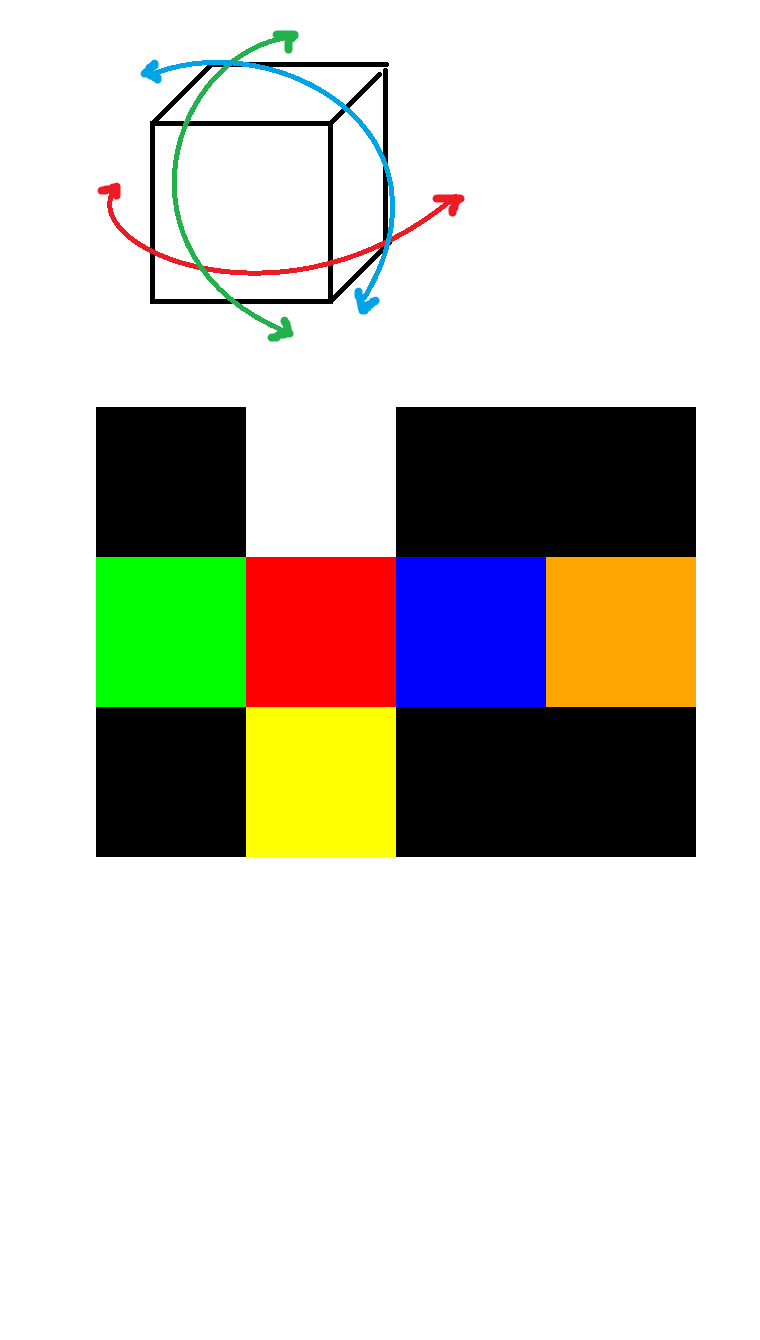
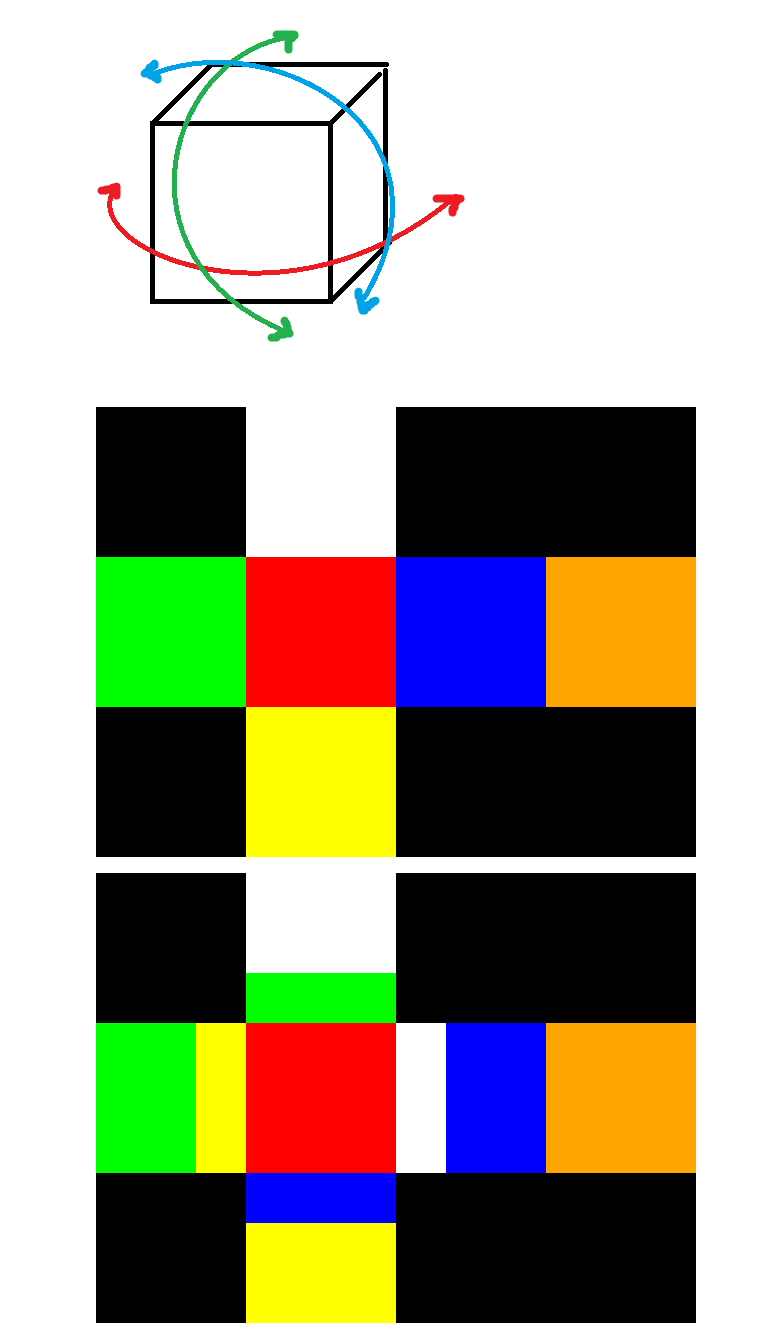
Before and after one commit to duspic/RubiksCubeNumpy, a Jupyter notebook: notebook/Rubik.ipynb, the cells around one changed output. Cells and saved outputs as stored; diff of their text form; code cells hidden in the pictures; blank space fills up the shorter version.

```diff
--- a/notebook/Rubik.ipynb
+++ b/notebook/Rubik.ipynb
@@ -228,9 +19,3 @@ class Rubik():
 # %%
 import cv2
 from google.colab.patches import cv2_imshow
-# %%
-rbk=Rubik()
-pic = rbk.visualize()
-cv2_imshow(pic)
-# %% [output]
-[figure, removed]
@@ -237 +331,12 @@ cv2_imshow(pic)
+# %%
+cube = Rubik()
+cv2_imshow(cube.visualize())
+
+print()
+
+cube.rotate_left(1)
+cv2_imshow(cube.visualize())
+# %% [output]
+[figure, added]
+[figure, added]
 # %%
```
Also changed, not shown: parts of 4 cells of this notebook.
